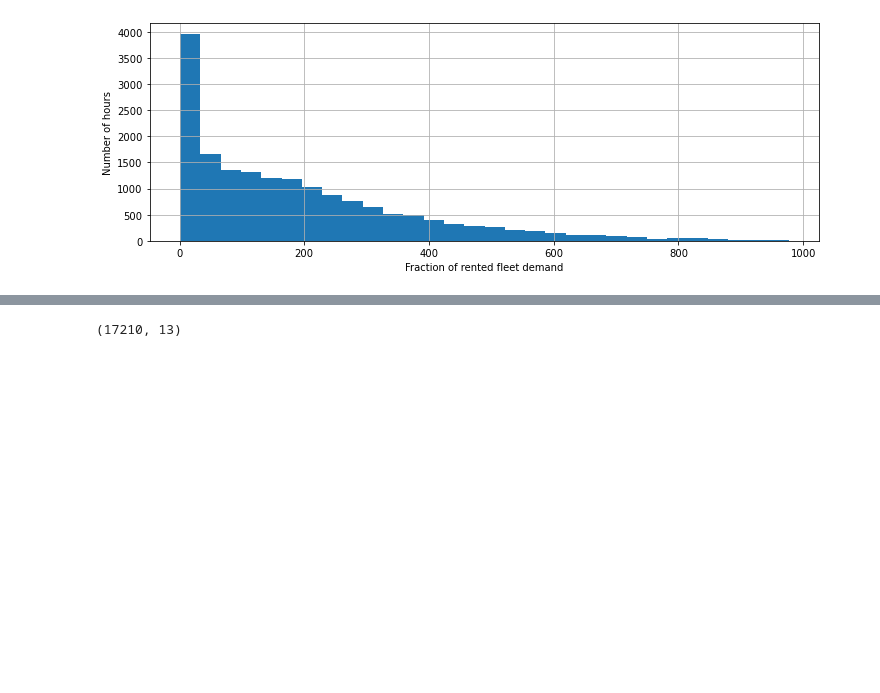
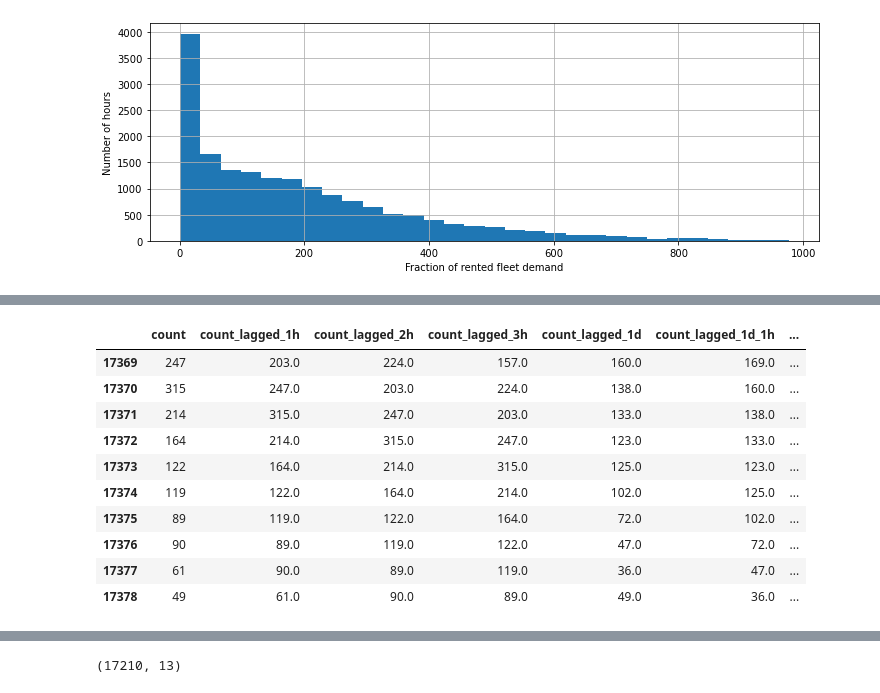
Before and after one commit to ogrisel/euroscipy-2022-time-series, a Jupyter notebook: plot_time_series_feature_engineering.ipynb, the cells around one changed output, grey strips where cells are left out. Drawn from its saved outputs; the diff is of its cells as text; code cells hidden in the pictures; blank space fills up the shorter version.

```diff
--- a/plot_time_series_feature_engineering.ipynb
+++ b/plot_time_series_feature_engineering.ipynb
@@ -82,22 +117,35 @@ Instead we just have `y_train` demand data sequentially organized by time.
 # %%
 import pandas as pd
 
 lagged_df = pd.concat(
     [
         count,
         count.shift(1).rename("count_lagged_1h"),
         count.shift(2).rename("count_lagged_2h"),
         count.shift(3).rename("count_lagged_3h"),
         count.shift(24).rename("count_lagged_1d"),
         count.shift(24 + 1).rename("count_lagged_1d_1h"),
         count.shift(7 * 24).rename("count_lagged_7d"),
         count.shift(7 * 24 + 1).rename("count_lagged_7d_1h"),
         count.shift(1).rolling(24).mean().rename("lagged_mean_24h"),
         count.shift(1).rolling(24).max().rename("lagged_max_24h"),
         count.shift(1).rolling(24).min().rename("lagged_min_24h"),
         count.shift(1).rolling(7 * 24).mean().rename("lagged_mean_7d"),
         count.shift(1).rolling(7 * 24).max().rename("lagged_max_7d"),
         count.shift(1).rolling(7 * 24).min().rename("lagged_min_7d"),
     ],
     axis="columns",
-).dropna()
+)
+lagged_df.tail(10)
+# %% [output]
+|  | count | count_lagged_1h | count_lagged_2h | count_lagged_3h | count_lagged_1d | count_lagged_1d_1h | ... |
+| 17369 | 247 | 203.0 | 224.0 | 157.0 | 160.0 | 169.0 | ... |
+| 17370 | 315 | 247.0 | 203.0 | 224.0 | 138.0 | 160.0 | ... |
+| 17371 | 214 | 315.0 | 247.0 | 203.0 | 133.0 | 138.0 | ... |
+| 17372 | 164 | 214.0 | 315.0 | 247.0 | 123.0 | 133.0 | ... |
+| 17373 | 122 | 164.0 | 214.0 | 315.0 | 125.0 | 123.0 | ... |
+| 17374 | 119 | 122.0 | 164.0 | 214.0 | 102.0 | 125.0 | ... |
+| 17375 | 89 | 119.0 | 122.0 | 164.0 | 72.0 | 102.0 | ... |
+| 17376 | 90 | 89.0 | 119.0 | 122.0 | 47.0 | 72.0 | ... |
+| 17377 | 61 | 90.0 | 89.0 | 119.0 | 36.0 | 47.0 | ... |
+| 17378 | 49 | 61.0 | 90.0 | 89.0 | 49.0 | 36.0 | ... |
```
Also changed, not shown: parts of 33 cells of this notebook.
